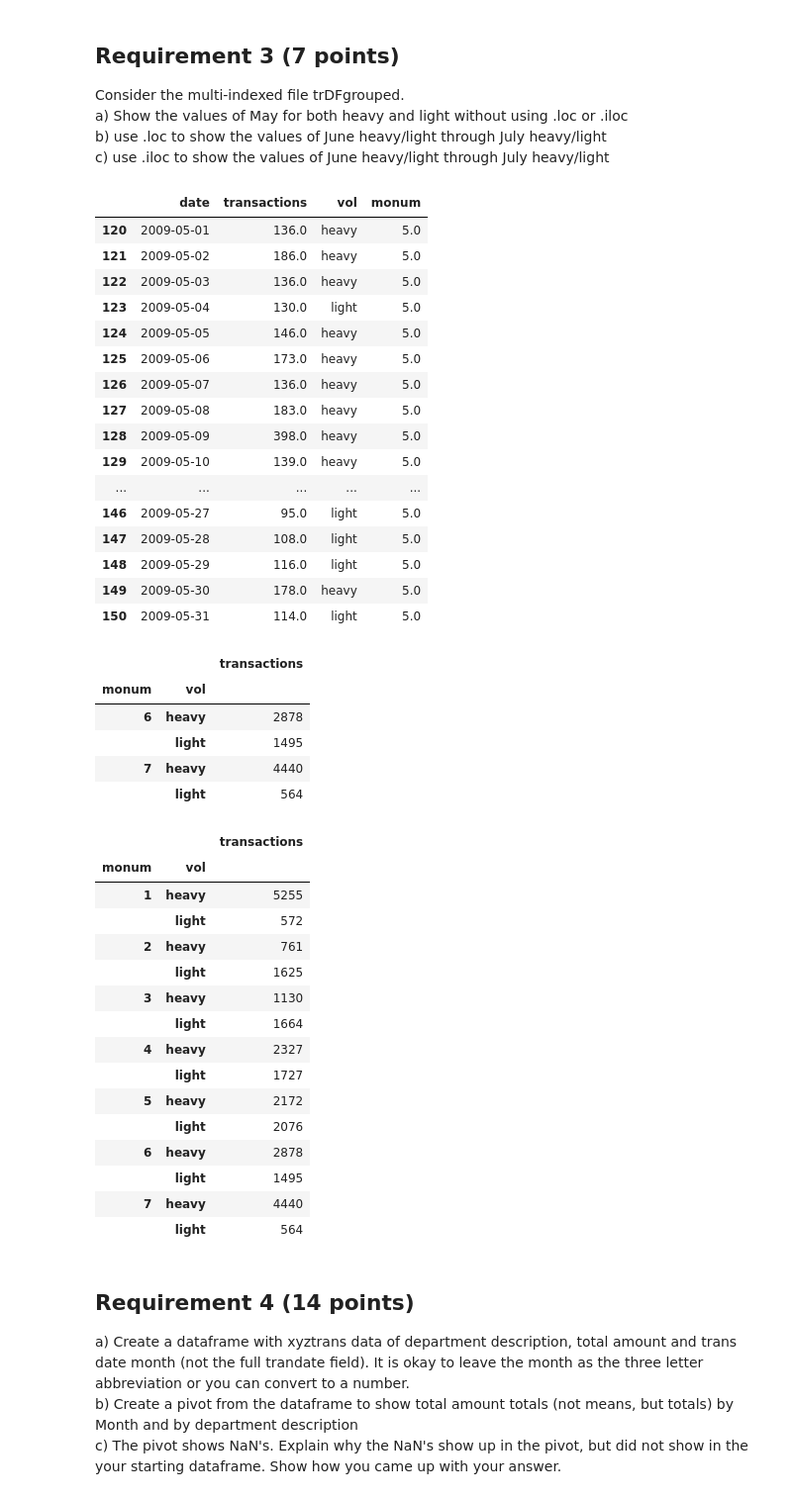
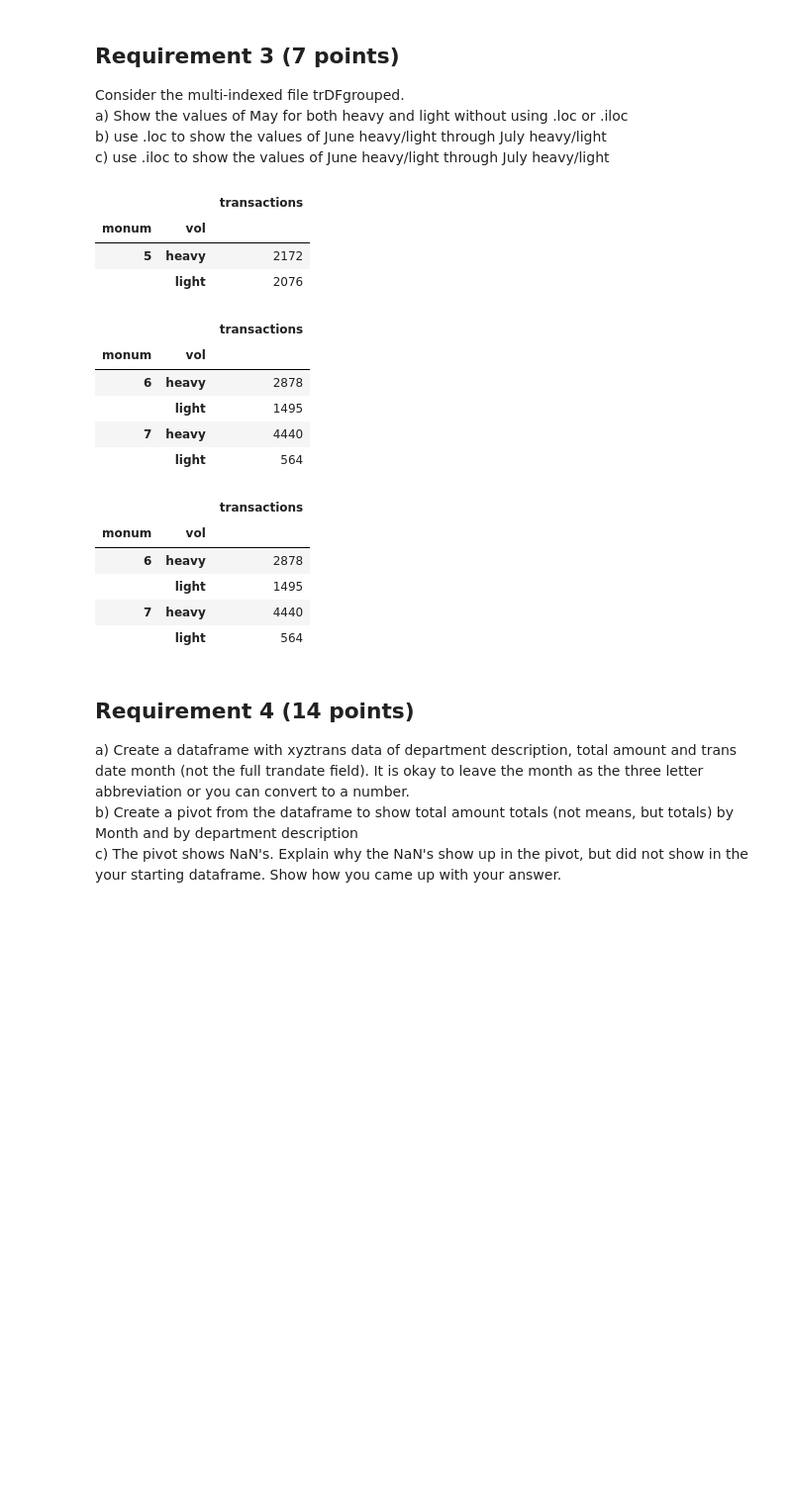
Before and after one commit to EAName/Database-Systems-and-Data-Preparation, a Jupyter notebook: Hierarchical Indexes, Pivot-tables, lambda, map.ipynb, the cells around one changed output. Shown at 99% size. Drawn from its saved outputs; the diff is of its cells as text; code cells hidden in the pictures; blank space fills up the shorter version.

```diff
--- a/Hierarchical Indexes, Pivot-tables, lambda, map.ipynb
+++ b/Hierarchical Indexes, Pivot-tables, lambda, map.ipynb
@@ -837,59 +840,32 @@ Consider the multi-indexed file trDFgrouped. <br>
 a) Show the values of May for both heavy and light without using .loc or .iloc <br>
 b) use .loc to show the values of June heavy/light through July heavy/light <br>
 c) use .iloc to show the values of June heavy/light through July heavy/light <br>
-# %%
-trDF['monum'] = trDF.date.dt.month
-trDF[trDF['monum'] == 5]
-#trDF.loc[(trDF.monum == 6)]
-#trDF.loc['vol'] = trDF['transactions'].map(heavyLight) # 'vol' is the heavy/light column
-
-#trDF.loc[(trDF.monum == 7)]
-#[(trDF.monum == 7)]
-#& (trDF['monum'] == 7)]
-#trDFgrouped.loc[list(range(6,8))]
-trDFgrouped.loc[list(range(6,8))]
-#trDF.iloc[trDF['monum'] == 6 & 7]
-trDFgrouped.iloc[0:14]
-# %% [output]
-|  | date | transactions | vol | monum |
-| 120 | 2009-05-01 | 136.0 | heavy | 5.0 |
-| 121 | 2009-05-02 | 186.0 | heavy | 5.0 |
-| 122 | 2009-05-03 | 136.0 | heavy | 5.0 |
-| 123 | 2009-05-04 | 130.0 | light | 5.0 |
-| 124 | 2009-05-05 | 146.0 | heavy | 5.0 |
-| 125 | 2009-05-06 | 173.0 | heavy | 5.0 |
-| 126 | 2009-05-07 | 136.0 | heavy | 5.0 |
-| 127 | 2009-05-08 | 183.0 | heavy | 5.0 |
-| 128 | 2009-05-09 | 398.0 | heavy | 5.0 |
-| 129 | 2009-05-10 | 139.0 | heavy | 5.0 |
-| ... | ... | ... | ... | ... |
-| 146 | 2009-05-27 | 95.0 | light | 5.0 |
-| 147 | 2009-05-28 | 108.0 | light | 5.0 |
-| 148 | 2009-05-29 | 116.0 | light | 5.0 |
-| 149 | 2009-05-30 | 178.0 | heavy | 5.0 |
-| 150 | 2009-05-31 | 114.0 | light | 5.0 |
-|  |  | transactions |
-| monum | vol |  |
-| 6 | heavy | 2878 |
-|  | light | 1495 |
-| 7 | heavy | 4440 |
-|  | light | 564 |
-|  |  | transactions |
-| monum | vol |  |
-| 1 | heavy | 5255 |
-|  | light | 572 |
-| 2 | heavy | 761 |
-|  | light | 1625 |
-| 3 | heavy | 1130 |
-|  | light | 1664 |
-| 4 | heavy | 2327 |
-|  | light | 1727 |
-| 5 | heavy | 2172 |
-|  | light | 2076 |
-| 6 | heavy | 2878 |
-|  | light | 1495 |
-| 7 | heavy | 4440 |
-|  | light | 564 |
+# %%
+# a) May for heavy and light, without .loc or .iloc (tuple slicing on the MultiIndex)
+trDFgrouped[(5, 'heavy'):(5, 'light')]
+
+# b) June heavy/light through July heavy/light with .loc
+trDFgrouped.loc[(6, 'heavy'):(7, 'light')]
+
+# c) same rows with .iloc: two rows per month, so June starts at position (6 - 1) * 2 = 10
+trDFgrouped.iloc[10:14]
+# %% [output]
+|  |  | transactions |
+| monum | vol |  |
+| 5 | heavy | 2172 |
+|  | light | 2076 |
+|  |  | transactions |
+| monum | vol |  |
+| 6 | heavy | 2878 |
+|  | light | 1495 |
+| 7 | heavy | 4440 |
+|  | light | 564 |
+|  |  | transactions |
+| monum | vol |  |
+| 6 | heavy | 2878 |
+|  | light | 1495 |
+| 7 | heavy | 4440 |
+|  | light | 564 |
 # %% [markdown]
 ## Requirement 4 (14 points)
 
```
Also changed, not shown: parts of 15 cells of this notebook, 4 other files.
